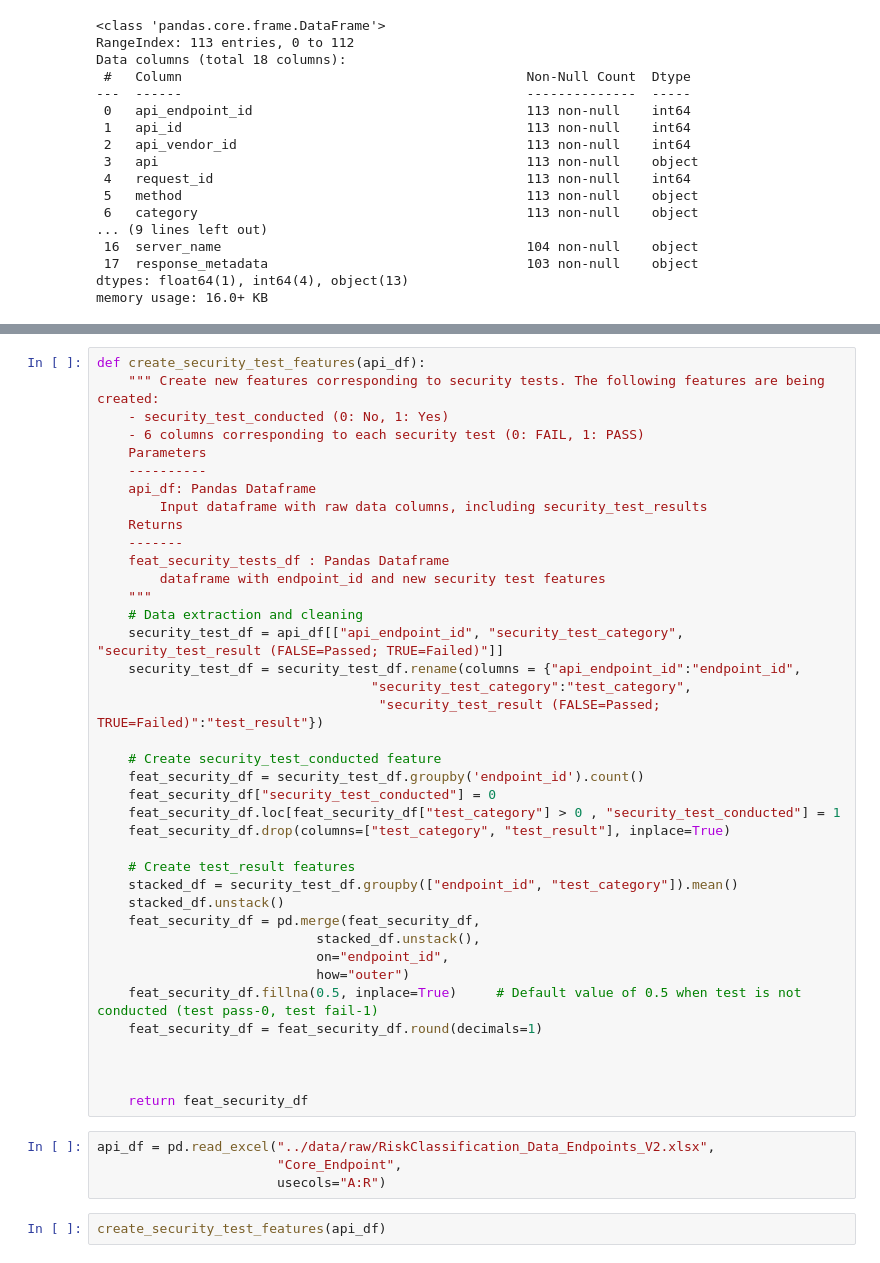
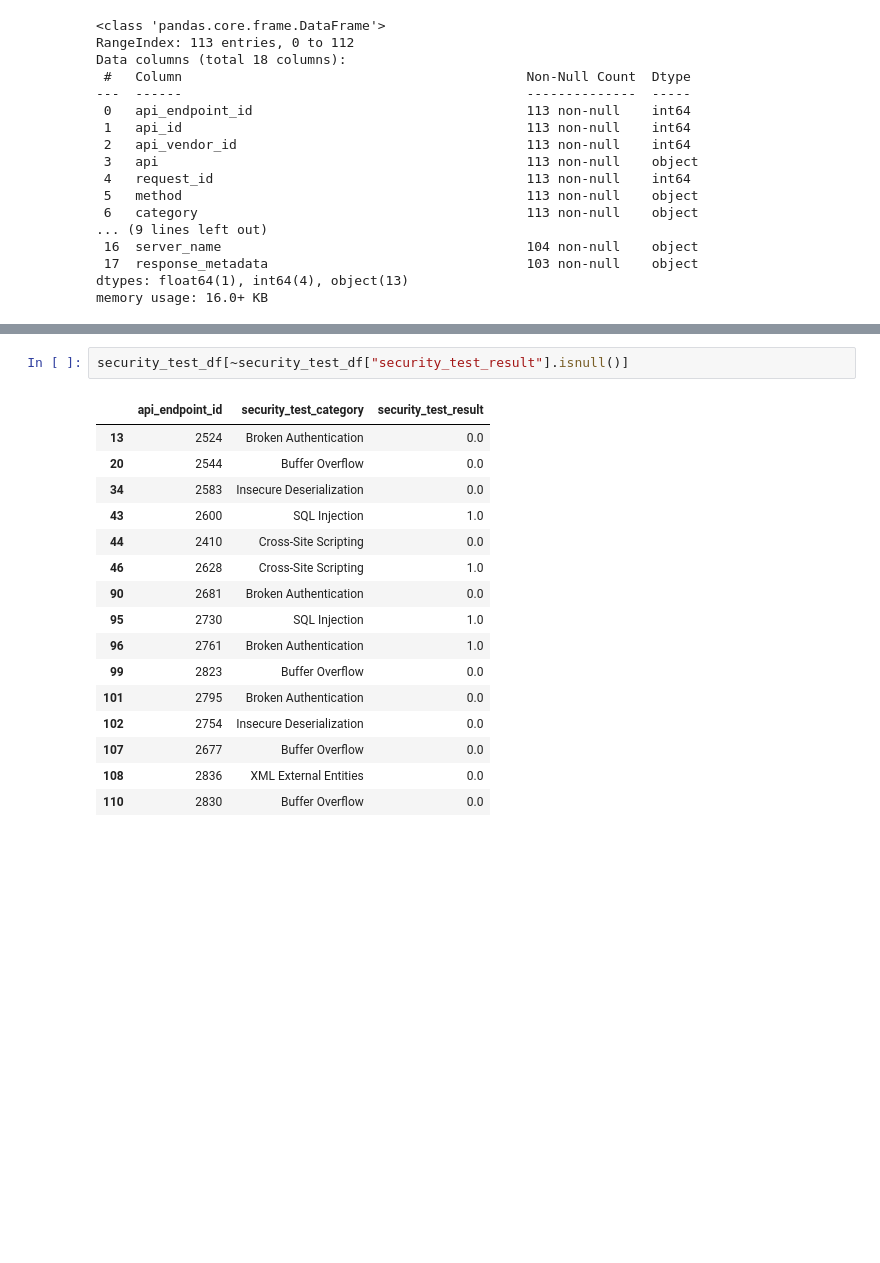
Before and after one commit to teejlab/API-Risk-Assessment-Framework, a Jupyter notebook: eda/eda_security_tests.ipynb, the cells around one changed output, grey strips where cells are left out. Drawn from its saved outputs; the diff is of its cells as text; blank space fills up the shorter version.

```diff
--- a/eda/eda_security_tests.ipynb
+++ b/eda/eda_security_tests.ipynb
@@ -225,45 +68,19 @@ feat_security_df
-# %%
-def create_security_test_features(api_df):
-    """ Create new features corresponding to security tests. The following features are being created:
-    - security_test_conducted (0: No, 1: Yes)
-    - 6 columns corresponding to each security test (0: FAIL, 1: PASS)
-    Parameters
-    ----------
-    api_df: Pandas Dataframe
-        Input dataframe with raw data columns, including security_test_results
-    Returns
-    -------
-    feat_security_tests_df : Pandas Dataframe
-        dataframe with endpoint_id and new security test features
-    """
-    # Data extraction and cleaning
-    security_test_df = api_df[["api_endpoint_id", "security_test_category", "security_test_result (FALSE=Passed; TRUE=Failed)"]]
-    security_test_df = security_test_df.rename(columns = {"api_endpoint_id":"endpoint_id",
-                                   "security_test_category":"test_category",
-                                    "security_test_result (FALSE=Passed; TRUE=Failed)":"test_result"})
-
-    # Create security_test_conducted feature
-    feat_security_df = security_test_df.groupby('endpoint_id').count()
-    feat_security_df["security_test_conducted"] = 0
-    feat_security_df.loc[feat_security_df["test_category"] > 0 , "security_test_conducted"] = 1
-    feat_security_df.drop(columns=["test_category", "test_result"], inplace=True)
-
-    # Create test_result features
-    stacked_df = security_test_df.groupby(["endpoint_id", "test_category"]).mean()
-    stacked_df.unstack()
-    feat_security_df = pd.merge(feat_security_df,
-                            stacked_df.unstack(),
-                            on="endpoint_id",
-                            how="outer")
-    feat_security_df.fillna(0.5, inplace=True)     # Default value of 0.5 when test is not conducted (test pass-0, test fail-1)
-    feat_security_df = feat_security_df.round(decimals=1)
-
-
-
-    return feat_security_df
-# %%
-api_df = pd.read_excel("../data/raw/RiskClassification_Data_Endpoints_V2.xlsx",
-                       "Core_Endpoint",
-                       usecols="A:R")
-# %%
-create_security_test_features(api_df)
+# %%
+security_test_df[~security_test_df["security_test_result"].isnull()]
+# %% [output]
+|  | api_endpoint_id | security_test_category | security_test_result |
+| 13 | 2524 | Broken Authentication | 0.0 |
+| 20 | 2544 | Buffer Overflow | 0.0 |
+| 34 | 2583 | Insecure Deserialization | 0.0 |
+| 43 | 2600 | SQL Injection | 1.0 |
+| 44 | 2410 | Cross-Site Scripting | 0.0 |
+| 46 | 2628 | Cross-Site Scripting | 1.0 |
+| 90 | 2681 | Broken Authentication | 0.0 |
+| 95 | 2730 | SQL Injection | 1.0 |
+| 96 | 2761 | Broken Authentication | 1.0 |
+| 99 | 2823 | Buffer Overflow | 0.0 |
+| 101 | 2795 | Broken Authentication | 0.0 |
+| 102 | 2754 | Insecure Deserialization | 0.0 |
+| 107 | 2677 | Buffer Overflow | 0.0 |
+| 108 | 2836 | XML External Entities | 0.0 |
+| 110 | 2830 | Buffer Overflow | 0.0 |
```
Also changed, not shown: parts of 23 cells of this notebook.
